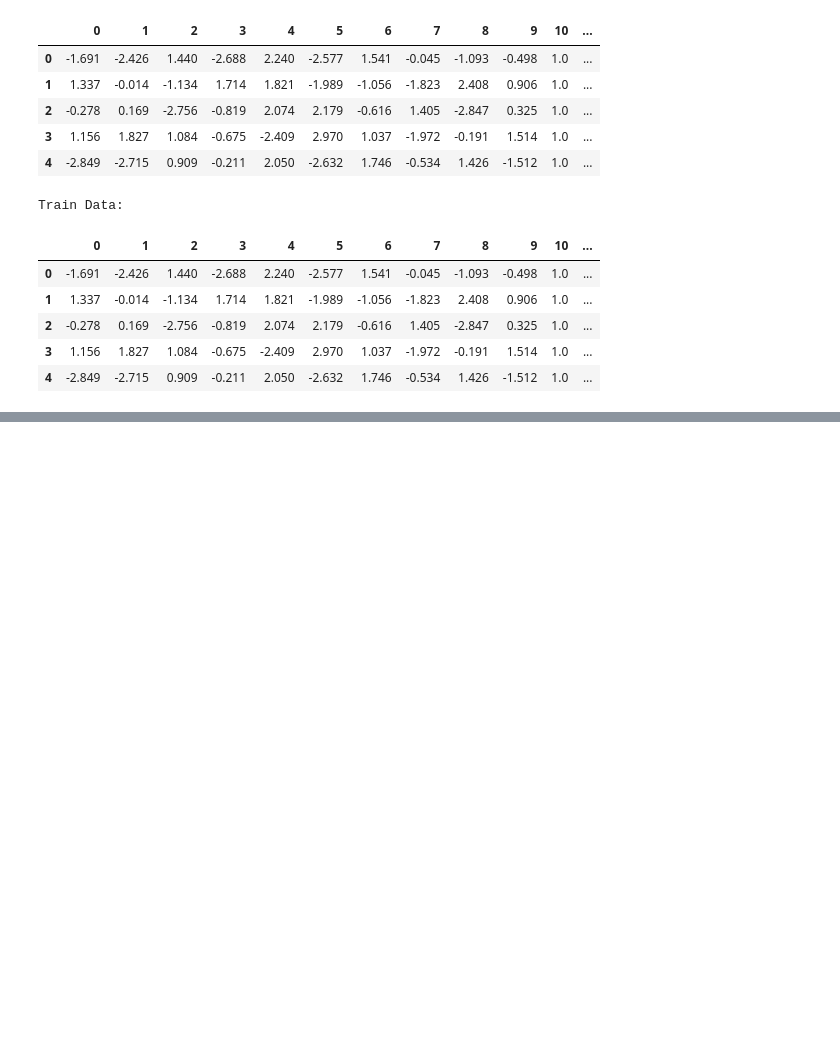
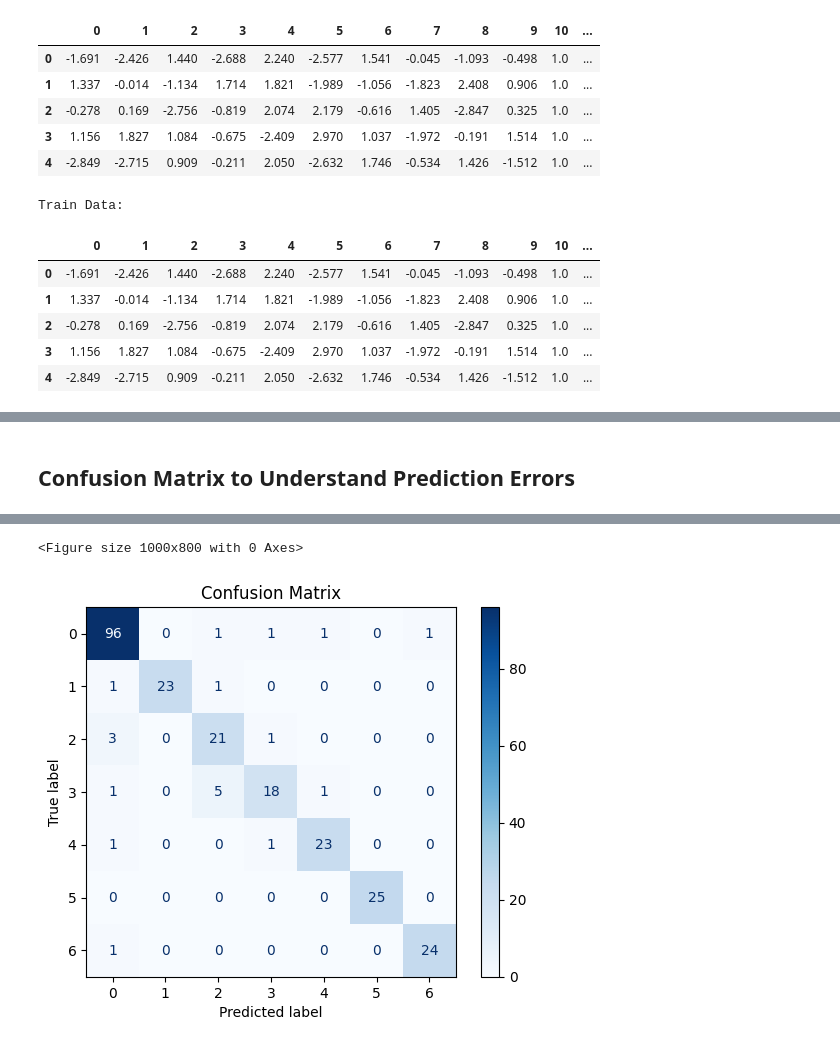
Before and after one commit to AlexxLunin/MLP_ASSSIGNMENT, a Jupyter notebook: NON_SEPARABLE_CLASSIFICATION/SPC.ipynb, the cells around one changed output, grey strips where cells are left out. Cells and saved outputs as stored; diff of their text form; code cells hidden in the pictures; blank space fills up the shorter version.

```diff
--- a/NON_SEPARABLE_CLASSIFICATION/SPC.ipynb
+++ b/NON_SEPARABLE_CLASSIFICATION/SPC.ipynb
@@ -46,0 +69,5 @@ Train Data:
+# %%
+X_train = X_train_df.values
+X_test = X_test_df.values
+y_train = y_train_df.values
+y_test = y_test_df.values
@@ -46,0 +129,17 @@ Train Data:
+# %%
+from tensorflow.keras.regularizers import l2
+def create_model(n_inputs, n_outputs, optimizer=Adam()):
+    model = Sequential([
+        Dense(40, input_dim=n_inputs, kernel_initializer='normal',kernel_regularizer=l2(0.001),  activation='relu'),
+        Dropout(0.2),
+        Dense(64,kernel_initializer='normal',kernel_regularizer=l2(0.001), activation='relu'),
+        Dropout(0.2),
+        Dense(n_outputs, activation='softmax')
+    ])
+    model.compile(optimizer=optimizer, loss='categorical_crossentropy', metrics=['accuracy'])
+    return model
+# %%
+n_inputs, n_outputs = X_train.shape[1], y_train.shape[1]
+model = create_model(n_inputs,n_outputs)
+model.fit(X_train, y_train, verbose=0, epochs=300)
+print(model.metrics_names)
@@ -46,0 +166,17 @@ Train Data:
+# %% [markdown]
+## **Confusion Matrix to Understand Prediction Errors**
+# %%
+from sklearn.metrics import confusion_matrix, ConfusionMatrixDisplay
+
+y_pred_prob = model.predict(X_test)
+y_pred = np.argmax(y_pred_prob, axis=1)
+y_test_labels = np.argmax(y_test, axis=1)
+
+cm = confusion_matrix(y_test_labels, y_pred)
+
+plt.figure(figsize=(10, 8))
+disp = ConfusionMatrixDisplay(confusion_matrix=cm)
+disp.plot(cmap=plt.cm.Blues, values_format='d')
+plt.title('Confusion Matrix')
+plt.show()
+# %% [output]
@@ -46,0 +184,2 @@ Train Data:
+<Figure size 1000x800 with 0 Axes>
+[figure, added]
```
Also changed, not shown: parts of 16 cells of this notebook, 2 other files.
